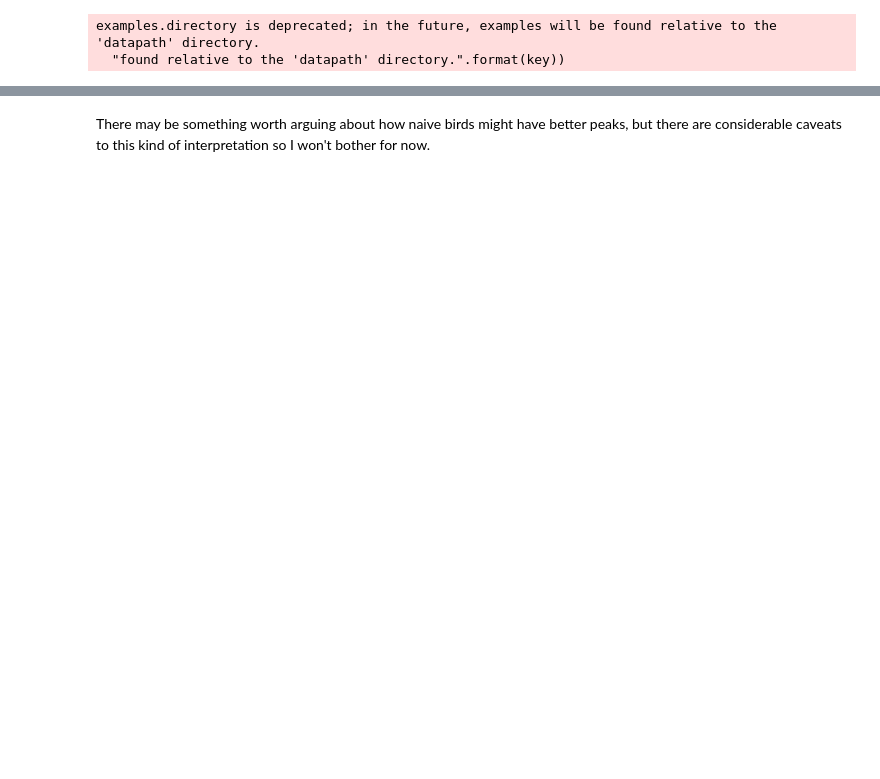
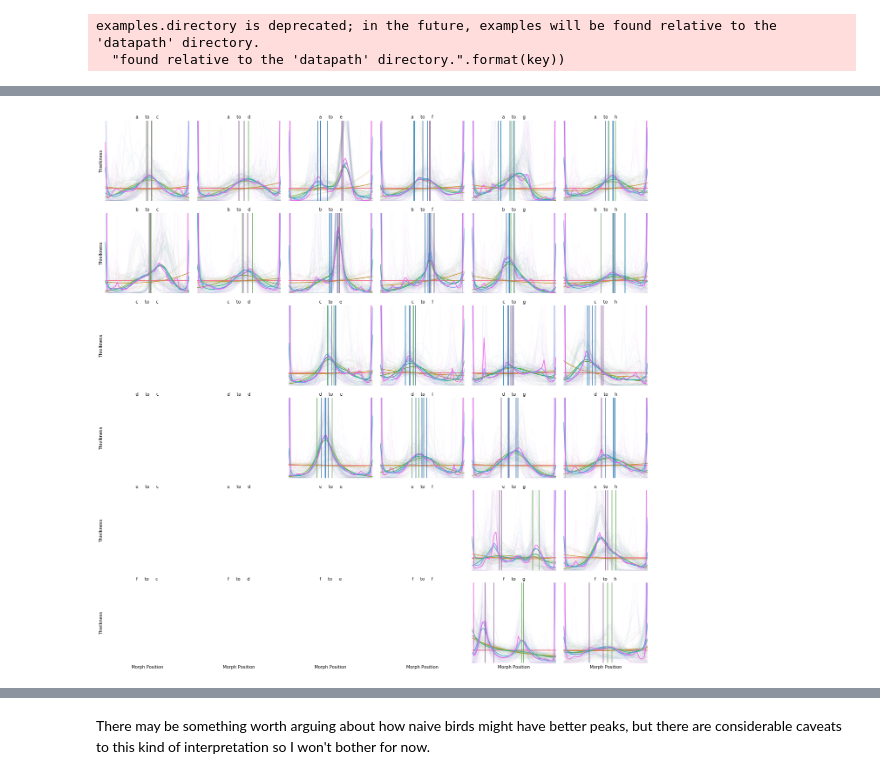
Before and after one commit to MarvinT/morphs, a Jupyter notebook: notebooks/supplemental/2.5-mjt-derivative-blocks.ipynb, the cells around one changed output, grey strips where cells are left out. Cells and saved outputs as stored; diff of their text form; code cells hidden in the pictures; blank space fills up the shorter version.

```diff
--- a/notebooks/supplemental/2.5-mjt-derivative-blocks.ipynb
+++ b/notebooks/supplemental/2.5-mjt-derivative-blocks.ipynb
@@ -59,0 +18,47 @@ for morph_dim in {dim for subj in psychometric_params for dim in psychometric_pa
+# %%
+ddf = pd.DataFrame.from_dict(
+    {(i, j): dd[i][j] for i in dd for j in dd[i]},
+    orient="index",
+)
+ddf.index.rename(["block_path", "morph_dim"], inplace=True)
+ddf.reset_index(inplace=True)
+# ddf = pd.melt(ddf, id_vars=["block_path", "morph_dim"], var_name="order", value_name="popt")
+morphs.data.parse.morph_dim(ddf)
+# %%
+def _f_map(popt, x=np.linspace(1, 128), normalize=True):
+    y = f_poly(x, popt)
+    if normalize:
+        y /= sp.integrate.quad(f_poly, 1, 128, args=(popt,))[0]
+    return y
+# %%
+def _derivative_plot(orders=range(7), normalize=True, **kwargs):
+    x = np.linspace(1, 128)
+    data = kwargs.pop("data")
+    morph_dim = data["morph_dim"].values[0]
+    #     cmap = sns.cubehelix_palette(7, start=2.5, rot=1, dark=0.1, light=0.5)
+    #     cmap = sns.color_palette("GnBu_d", 7)[::-1]
+    cmap = sns.color_palette("husl", 7)
+    ax = plt.gca()
+    y_hat = {}
+    for order in orders:
+        ys = data[order][data[order].str[0].notna()].map(_f_map)
+        for y in ys:
+            ax.plot(x, y, alpha=0.2 / len(orders), color=cmap[order])
+        y_hat[order] = ys.mean()
+    for order in orders:
+        ax.plot(x, y_hat[order], color=cmap[order])
+    morphs.plot.boundary(ax, morph_dim)
+
+def derivative_plot(ddf, **kwargs):
+    g = morphs.plot.morph_grid(
+        ddf,
+        _derivative_plot,
+        "Thielkness",
+        **kwargs
+    )
+    g = g.set(ylim=(0, 0.05), xlim=(1, 128), yticks=[])
+    return g
+# %%
+g = derivative_plot(ddf)
+# %% [output]
+[figure, added]
```
Also changed, not shown: parts of 10 cells of this notebook, 1 other file.
